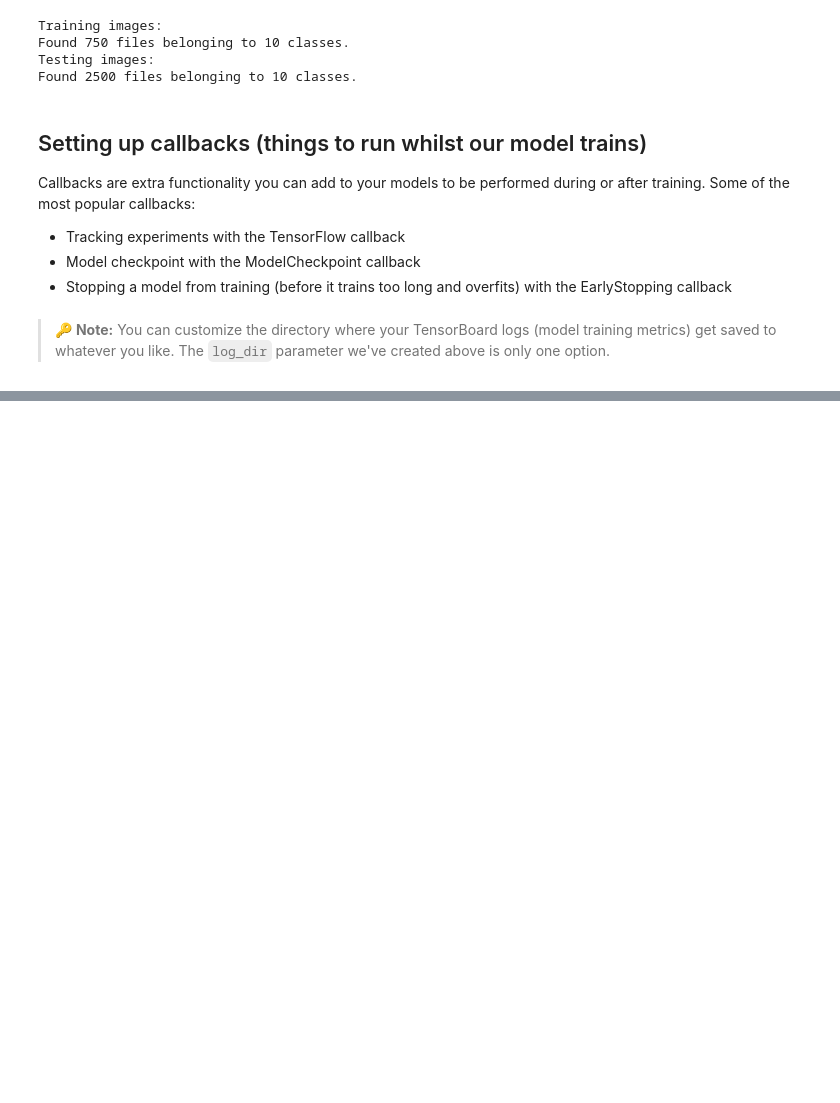
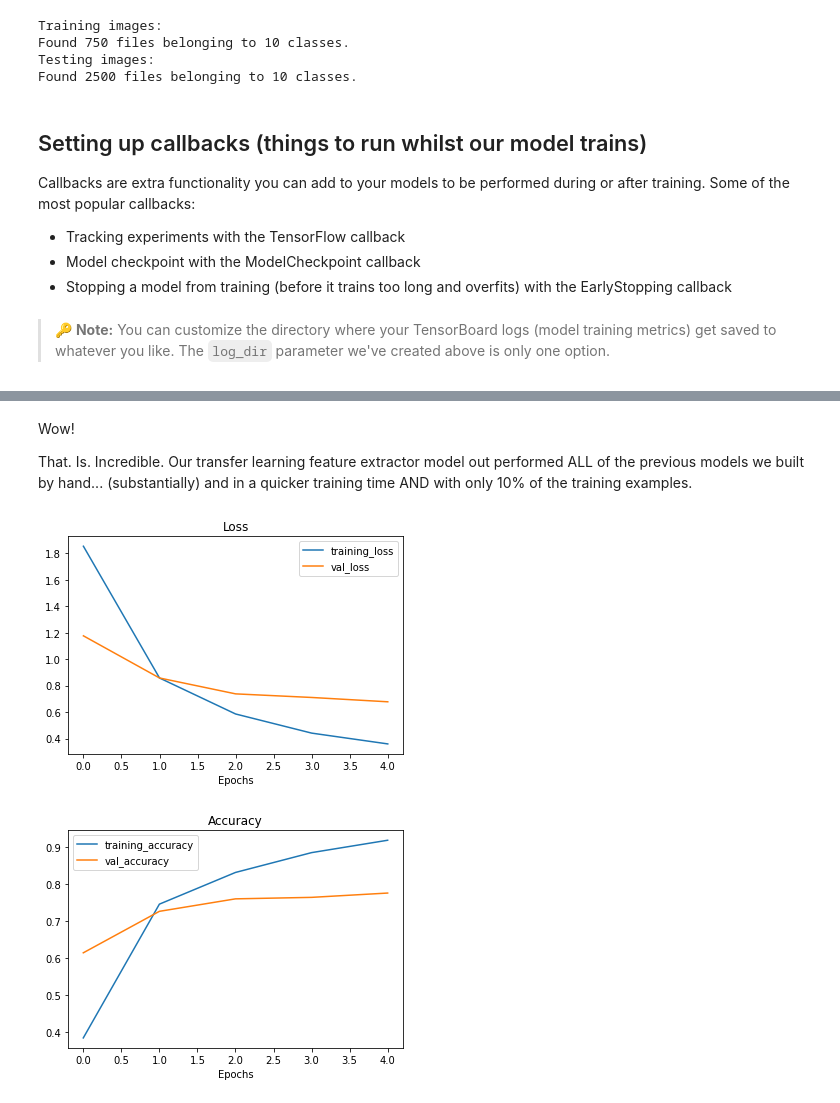
Before and after one commit to johanesPao/tensorflow_developer_certificate, a Jupyter notebook: 04_transfer_learning_in_tensorflow_part_1_feature_extraction.ipynb, the cells around one changed output, grey strips where cells are left out. Drawn from its saved outputs; the diff is of its cells as text; code cells hidden in the pictures; blank space fills up the shorter version.

Commit message:
transfer_learning_in_tensorflow_part_1_feature_extraction

```diff
--- a/04_transfer_learning_in_tensorflow_part_1_feature_extraction.ipynb
+++ b/04_transfer_learning_in_tensorflow_part_1_feature_extraction.ipynb
@@ -145,0 +207,5 @@ We can access pretrained models in: https://tfhub.dev/
+# %%
+# Compile our ResNet model
+resnet_model.compile(loss=tf.keras.losses.CategoricalCrossentropy(),
+                     optimizer=tf.keras.optimizers.Adam(),
+                     metrics=['accuracy'])
@@ -145,0 +233,47 @@ We can access pretrained models in: https://tfhub.dev/
+# %% [markdown]
+Wow!
+
+That. Is. Incredible. Our transfer learning feature extractor model out performed ALL of the previous models we built by hand... (substantially) and in a quicker training time AND with only 10% of the training examples.
+# %%
+# Let's create a function to plot our loss curves...
+# Tidbit: you could put a function like this into a script called "helper.py" and import it when you need it...
+import matplotlib.pyplot as plt
+
+# Plot the validaton and training curves
+def plot_loss_curves(history):
+    """
+    Returns separate loss curves for trainng and validation metrics.
+
+    Args:
+        history: TensorFlow History object.
+
+    Returns:
+        Plots of training/validation loss and accuracy metrics.
+    """
+    loss = history.history['loss']
+    val_loss = history.history['val_loss']
+
+    accuracy = history.history['accuracy']
+    val_accuracy = history.history['val_accuracy']
+
+    epochs = range(len(history.history['loss']))
+
+    # Plot loss
+    plt.plot(epochs, loss, label='training_loss')
+    plt.plot(epochs, val_loss, label='val_loss')
+    plt.title('Loss')
+    plt.xlabel('Epochs')
+    plt.legend()
+
+    # Plot accuracy
+    plt.figure()
+    plt.plot(epochs, accuracy, label='training_accuracy')
+    plt.plot(epochs, val_accuracy, label='val_accuracy')
+    plt.title('Accuracy')
+    plt.xlabel('Epochs')
+    plt.legend()
+# %%
+plot_loss_curves(history_resnet)
+# %% [output]
+[figure, added]
+[figure, added]
```
Also changed, not shown: parts of 28 cells of this notebook.
